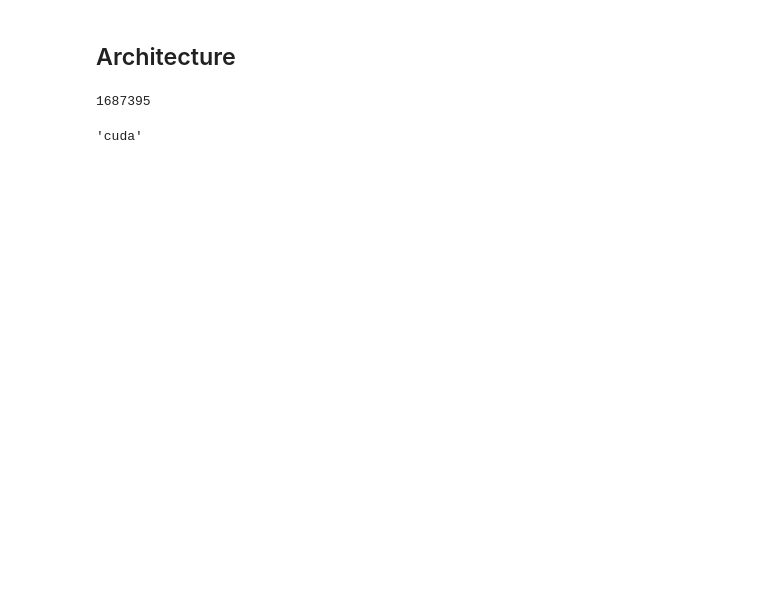
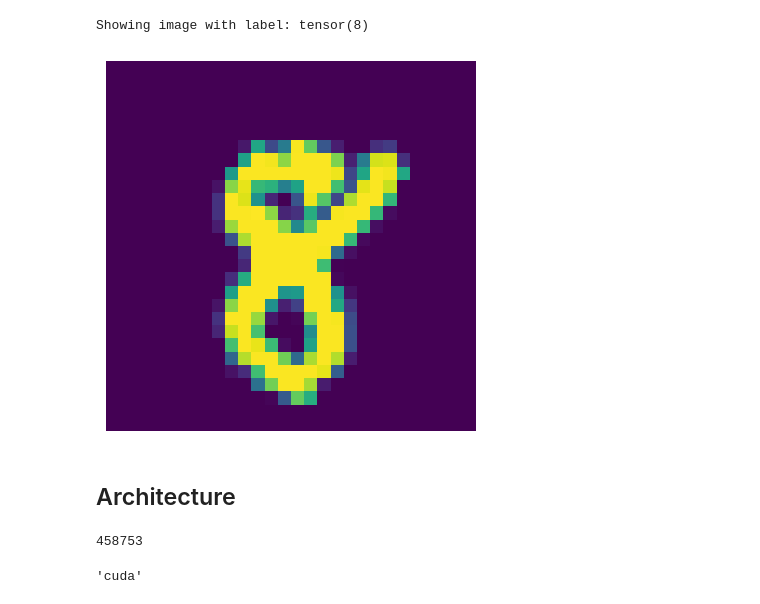
Before and after one commit to martinledl/mini_diffusion, a Jupyter notebook: diffusion.ipynb, the cells around one changed output. Saved outputs shown, nothing was run; the diff lists cells and outputs as text; code cells hidden in the pictures; blank space fills up the shorter version.

```diff
--- a/diffusion.ipynb
+++ b/diffusion.ipynb
@@ -126,3 +142,15 @@ Img batch dims: torch.Size([256, 3, 16, 16])
+# %%
+for images, labels in train_loader:
+    example_img, example_label = images[0], labels[0]
+    break
+
+print("Showing image with label:", example_label)
+plt.axis(False)
+plt.imshow(np.transpose(example_img, (1, 2, 0)))
+plt.show()
+# %% [output]
+Showing image with label: tensor(8)
+[figure, added]
 # %% [markdown]
 ## Architecture
 # %%
@@ -269,5 +359,5 @@ class SmallUNet(nn.Module):
 # %%
-model = SmallUNet(base_channels=32, time_emb_dim=128)
+model = SmallerUNet(in_channels=channels, base_channels=32, time_emb_dim=128)
 print(sum(p.numel() for p in model.parameters() if p.requires_grad))
 # %% [output]
-1687395
+458753
```
Also changed, not shown: parts of 14 cells of this notebook, 4 other files.
